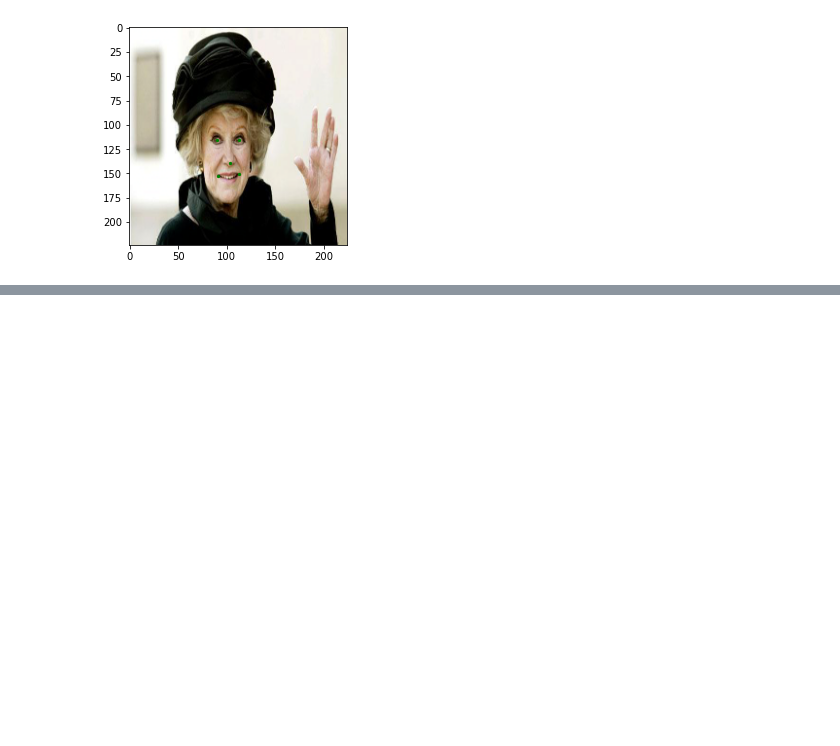
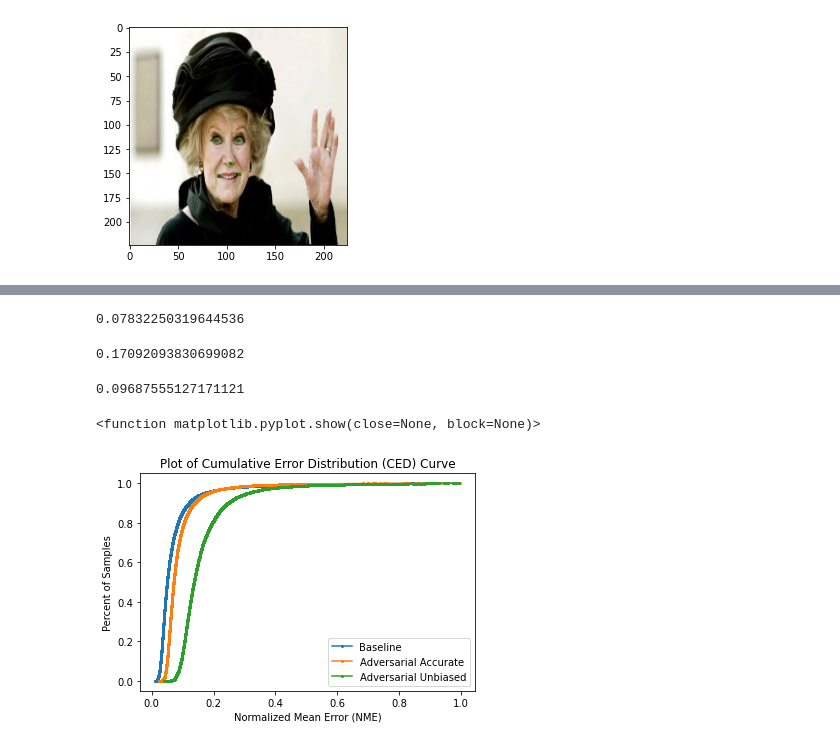
Before and after one commit to erikrozi/facial_landmark_debiasing, a Jupyter notebook: notebooks/evaluation-celeba.ipynb, the cells around one changed output, grey strips where cells are left out. Drawn from its saved outputs; the diff is of its cells as text; code cells hidden in the pictures; blank space fills up the shorter version.

```diff
--- a/notebooks/evaluation-celeba.ipynb
+++ b/notebooks/evaluation-celeba.ipynb
@@ -432,0 +478,32 @@ Truth
+# %%
+_, _, _, nme_baseline = modelstat('/home/USER/target/celeba_baseline_resnet_wingloss_1/checkpoint_3/results.csv')
+print(np.mean(nme_baseline))
+# %% [output]
+0.07832250319644536
+# %%
+_, _, _, nme_poor = modelstat('/home/USER/facial_landmark_debiasing/src/experiments/checkpoints/celeba_resnet_adversary_1/checkpoint_1/results.csv')
+print(np.mean(nme_poor))
+# %% [output]
+0.17092093830699082
+# %%
+_, _, _, nme_good = modelstat('/home/USER/target/celeba_resnet_adversary_1/checkpoint_6/results.csv')
+print(np.mean(nme_good))
+# %% [output]
+0.09687555127171121
+# %%
+nme_poor = nme_poor[np.where(nme_poor<1)]
+nme_good = nme_good[np.where(nme_good<1)]
+nme_baseline = nme_baseline[np.where(nme_baseline<1)]
+# %%
+plt.xlabel('Normalized Mean Error (NME)')
+plt.ylabel('Percent of Samples')
+
+plt.title('Plot of Cumulative Error Distribution (CED) Curve')
+plt.plot(np.sort(nme_baseline), np.arange(nme_baseline.shape[0]) / float(nme_baseline.shape[0]), marker='o', ms=2, label='Baseline')
+plt.plot(np.sort(nme_good), np.arange(nme_good.shape[0]) / float(nme_good.shape[0]), marker='o', ms=2, label='Adversarial Accurate')
+plt.plot(np.sort(nme_poor), np.arange(nme_poor.shape[0]) / float(nme_poor.shape[0]), marker='o', ms=2, label='Adversarial Unbiased')
+plt.legend()
+plt.show
+# %% [output]
+<function matplotlib.pyplot.show(close=None, block=None)>
+[figure, added]
```
Also changed, not shown: parts of 8 cells of this notebook, 1 other file.
